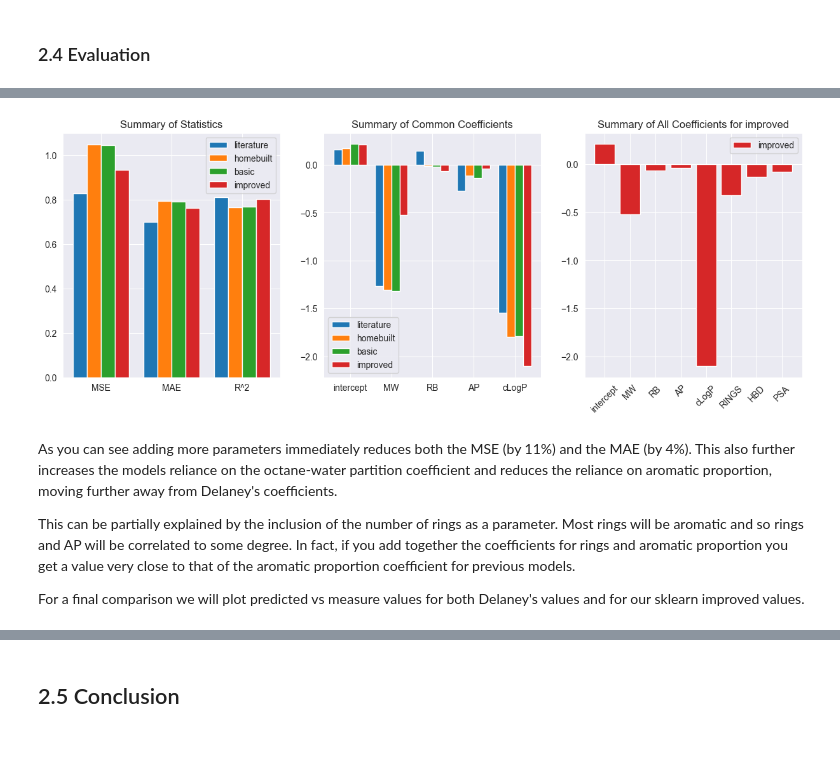
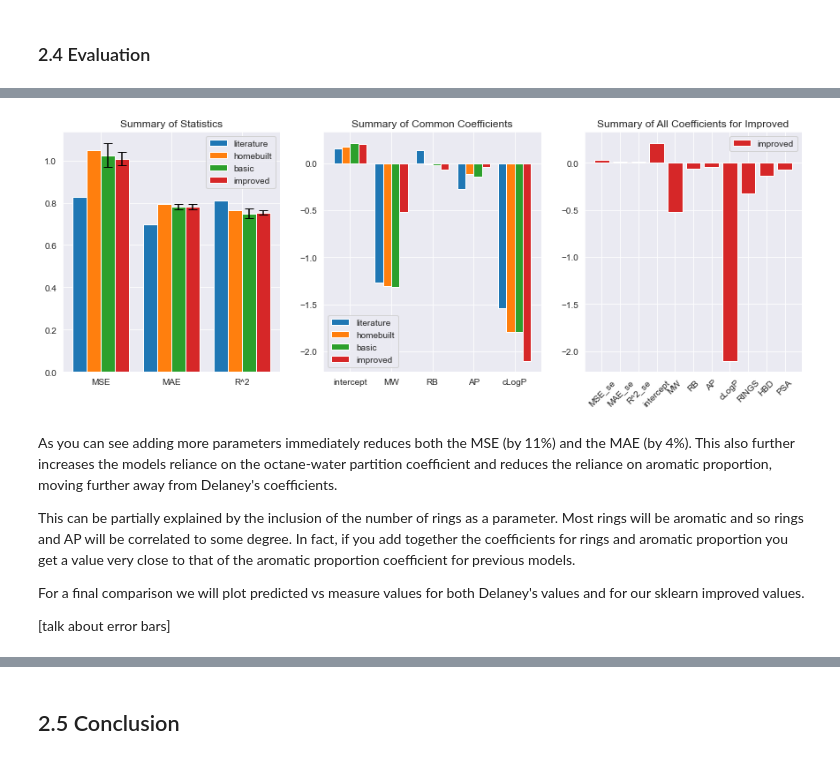
Before and after one commit to erwallace/Predicting-Aqueous-Solubilities, a Jupyter notebook: esol_linear_regression.ipynb, the cells around one changed output, grey strips where cells are left out. Drawn from its saved outputs; the diff is of its cells as text; code cells hidden in the pictures.

```diff
--- a/esol_linear_regression.ipynb
+++ b/esol_linear_regression.ipynb
@@ -471,0 +507,8 @@ Coefficient of determination (R^2): 0.8033
+# %%
+%%time
+model = LinearRegression()
+cv = KFold(n_splits=k, random_state=1, shuffle=True)
+scores = cross_validate(model, X_train, Y_train, cv=cv,
+                        scoring=('neg_mean_squared_error', 'neg_mean_absolute_error', 'r2'))
+model.fit(X_train, Y_train)
+Y_pred_test = model.predict(X_test)
@@ -472,13 +534,16 @@ Coefficient of determination (R^2): 0.8033
 # %%
-improved_sklearn = { 'model':'sklearn_improved',
-                    'MSE':mean_squared_error(Y_test, Y_pred_test),
-                    'MAE':mean_absolute_error(Y_test, Y_pred_test),
-                    'R^2':r2_score(Y_test, Y_pred_test),
-                    'intercept':model.intercept_,
-                    'MW':model.coef_[0],
-                    'RB':model.coef_[1],
-                    'AP':model.coef_[2],
-                    'cLogP':model.coef_[3],
+improved_sklearn = {'model': 'sklearn_improved',
+                    'MSE': mse,
+                    'MAE': mae,
+                    'R^2': r2,
+                    'MSE_se': mse_se,
+                    'MAE_se': mae_se,
+                    'R^2_se': r2_se,
+                    'intercept': model.intercept_,
+                    'MW': model.coef_[0],
+                    'RB': model.coef_[1],
+                    'AP': model.coef_[2],
+                    'cLogP': model.coef_[3],
                     'RINGS':model.coef_[4],
                     'HBD':model.coef_[5],
                     'PSA':model.coef_[6]}
@@ -582,48 +650,50 @@ X_axis = np.arange(len(X))
 
 ax1.bar(X_axis-width*1.5, results.loc['literature'][:3], width=width, label = 'literature')
 ax1.bar(X_axis-width*0.5, results.loc['homebuilt'][:3], width=width, label = 'homebuilt')
-ax1.bar(X_axis+width*0.5, results.loc['sklearn_basic'][:3], width=width, label = 'basic')
-ax1.bar(X_axis+width*1.5, results.loc['sklearn_improved'][:3], width=width, label = 'improved')
+ax1.bar(X_axis+width*0.5, results.loc['sklearn_basic'][:3], width=width, label = 'basic', yerr=results.loc['sklearn_basic'][3:6], capsize=5)
+ax1.bar(X_axis+width*1.5, results.loc['sklearn_improved'][:3], width=width, label = 'improved', yerr=results.loc['sklearn_improved'][3:6], capsize=5)
 
 ax1.set_xticks(X_axis, X)
 ax1.set_title("Summary of Statistics")
 ax1.legend()
 
 # summary of common coefficients
 ax2 = ax[1]
 
-X = results.columns[3:8]
+X = results.columns[6:11]
 X_axis = np.arange(len(X))
 
-ax2.bar(X_axis-width*1.5, norm_results.loc['literature'][3:8], width=width, label = 'literature')
-ax2.bar(X_axis-width*0.5, norm_results.loc['homebuilt'][3:8], width=width, label = 'homebuilt')
-ax2.bar(X_axis+width*0.5, norm_results.loc['sklearn_basic'][3:8], width=width, label = 'basic')
-ax2.bar(X_axis+width*1.5, norm_results.loc['sklearn_improved'][3:8], width=width, label = 'improved')
+ax2.bar(X_axis-width*1.5, norm_results.loc['literature'][6:11], width=width, label = 'literature')
+ax2.bar(X_axis-width*0.5, norm_results.loc['homebuilt'][6:11], width=width, label = 'homebuilt')
+ax2.bar(X_axis+width*0.5, norm_results.loc['sklearn_basic'][6:11], width=width, label = 'basic')
+ax2.bar(X_axis+width*1.5, norm_results.loc['sklearn_improved'][6:11], width=width, label = 'improved')
 
 ax2.set_xticks(X_axis, X)
 ax2.set_title("Summary of Common Coefficients")
 ax2.legend()
 
 # summary of all coefficients for improved sklearn
 ax3 = ax[2]
 
 X = results.columns[3:]
 X_axis = np.arange(len(X))
 
 ax3.bar(X_axis, norm_results.loc['sklearn_improved'][3:], label = 'improved', color='tab:red')
 
 ax3.set_xticks(X_axis, X, rotation=45, ha='center')
-ax3.set_title("Summary of All Coefficients for improved")
+ax3.set_title("Summary of All Coefficients for Improved")
 ax3.legend()
 plt.show()
 # %% [output]
-[figure, old version]
+[figure, new version]
 # %% [markdown]
 As you can see adding more parameters immediately reduces both the MSE (by 11%) and the MAE (by 4%). This also further increases the models reliance on the octane-water partition coefficient and reduces the reliance on aromatic proportion, moving further away from Delaney's coefficients.
 
 This can be partially explained by the inclusion of the number of rings as a parameter. Most rings will be aromatic and so rings and AP will be correlated to some degree. In fact, if you add together the coefficients for rings and aromatic proportion you get a value very close to that of the aromatic proportion coefficient for previous models.
 
 For a final comparison we will plot predicted vs measure values for both Delaney's values and for our sklearn improved values.
+
+[talk about error bars]
 # %%
 fig, ax = plt.subplots(ncols=2, figsize=(15,5))
 
```
Also changed, not shown: parts of 32 cells of this notebook.
